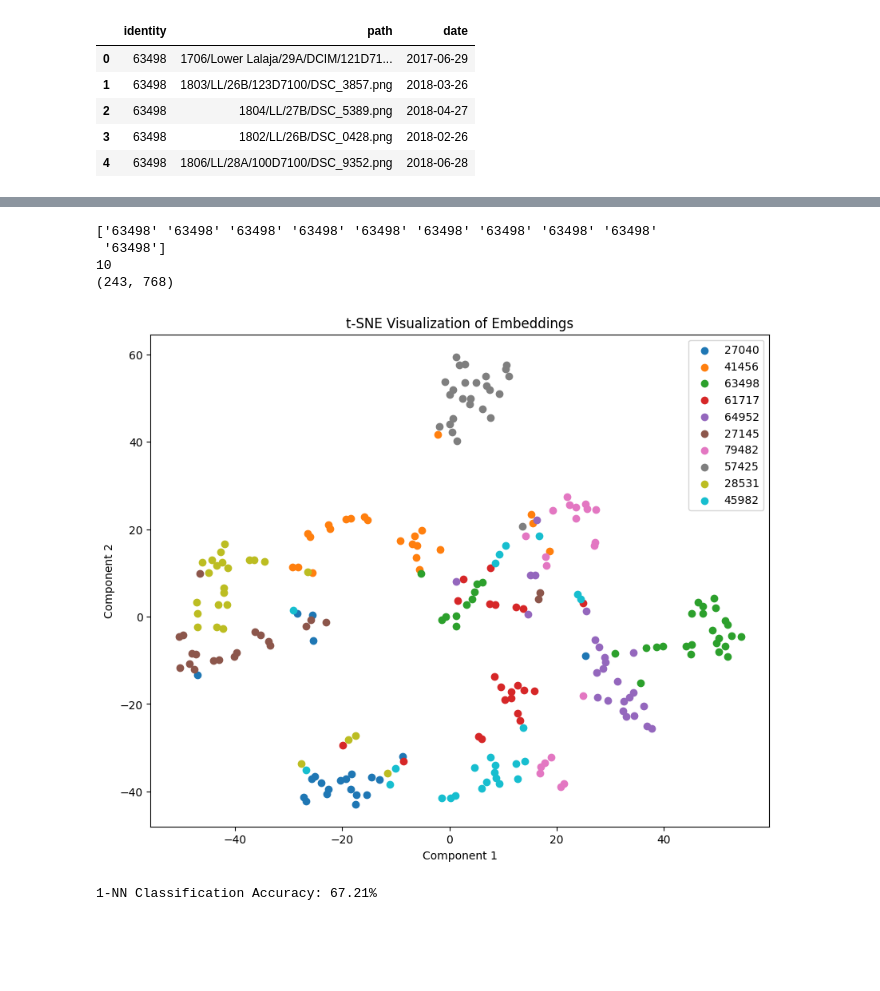
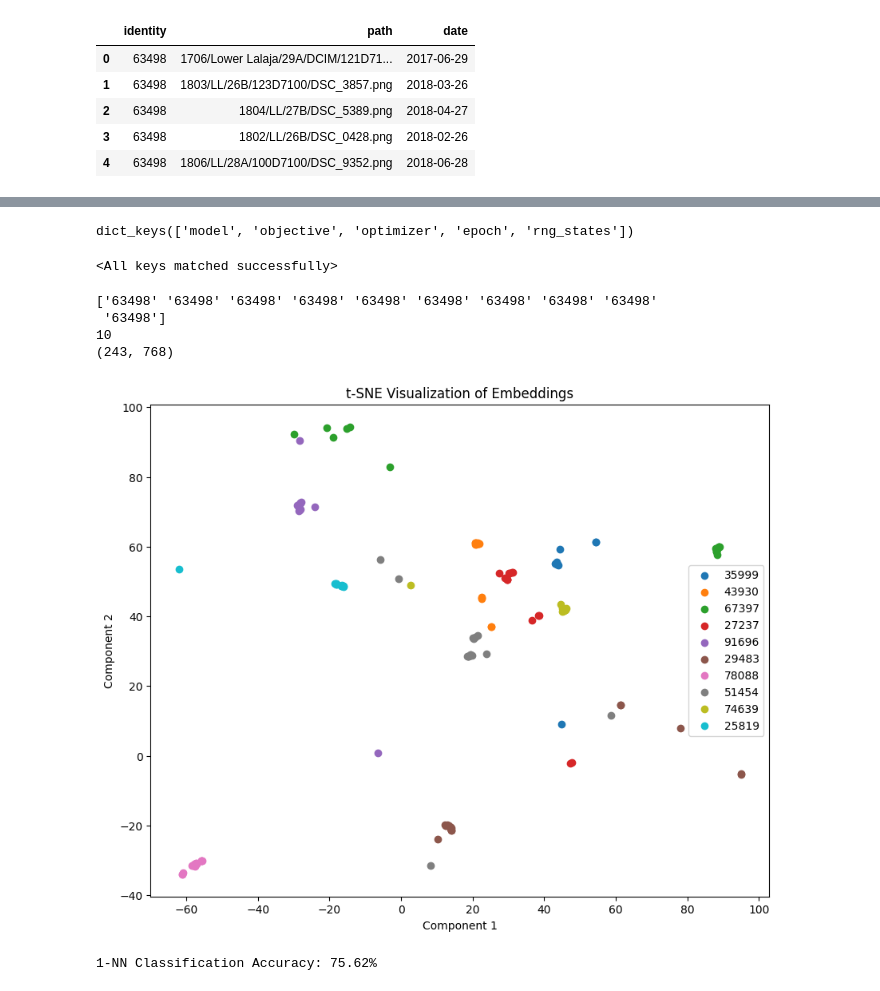
Before and after one commit to ash2d/wildlife-tools, a Jupyter notebook: exploring/train_10_ids.ipynb, the cells around one changed output, grey strips where cells are left out. Cells and saved outputs as stored; diff of their text form; code cells hidden in the pictures; blank space fills up the shorter version.

```diff
--- a/exploring/train_10_ids.ipynb
+++ b/exploring/train_10_ids.ipynb
@@ -14,7 +15,7 @@ from wildlife_tools.data import ImageDataset
 
 
 # Load metadata
-PT_CSV = '/home/users/dash/guppies/embeddings/wildlife-tools/exploring/csvs/top_10_individuals.csv'
+PT_CSV = '/home/users/dash/guppies/embeddings/wildlife-tools/exploring/csvs/top_1000_individuals.csv'
 PT_images = '/gws/nopw/j04/iecdt/dash/cropped_images/id/w_random_masks'
 PT_storage = '/gws/nopw/j04/iecdt/dash/embeddings/models'
 df = pd.read_csv(PT_CSV)
@@ -62,8 +94,11 @@ query_df = df.sample(frac=0.2, random_state=42)
 database_df = df.drop(query_df.index)
 
 # Create ImageDataset instances
-query_dataset = ImageDataset(query_df, root=PT_images, transform=transform)
-database_dataset = ImageDataset(database_df, root=PT_images, transform=transform)
+query_dataset = SafeImageDataset(query_df, root=PT_images, transform=transform,log_file='unreadable_images.txt')
+database_dataset = SafeImageDataset(database_df, root=PT_images, transform=transform, log_file='unreadable_images.txt')
+
+# query_dataset = ImageDataset(query_df, root=PT_images, transform=transform)
+# database_dataset = ImageDataset(database_df, root=PT_images, transform=transform)
 # %%
 # Load the MegaDescriptor model
 # backbone = timm.create_model('hf-hub:BVRA/MegaDescriptor-L-384', pretrained=True, num_classes=0)
@@ -99,6 +134,16 @@ trainer.train()
 # %%
 # Save the model's state_dict
 torch.save(backbone.state_dict(), PT_storage+'/mgdscrptr_20ish_epoch.pth')
+# %%
+save_path = '/gws/nopw/j04/iecdt/dash/embeddings/models/MGD/model_epoch_8.pt/checkpoint.pth'
+checkpoint = torch.load(save_path, map_location=device, weights_only=False)
+print(checkpoint.keys())
+# %% [output]
+dict_keys(['model', 'objective', 'optimizer', 'epoch', 'rng_states'])
+# %%
+backbone.load_state_dict(checkpoint['model'])
+# %% [output]
+<All keys matched successfully>
 # %%
 
 extractor = DeepFeatures(backbone, device=device)
@@ -139,20 +184,28 @@ tsne = TSNE(n_components=2, random_state=42, perplexity=perplexity_value)
 embeddings_2d = tsne.fit_transform(embeddings)
 # %%
 import matplotlib.pyplot as plt
+import random
 
 plt.figure(figsize=(10, 8))
 unique_labels = set(labels)
-for label in unique_labels:
+
+# for label in unique_labels:
+#     indices = [i for i, l in enumerate(labels) if l == label]
+#     plt.scatter(embeddings_2d[indices, 0], embeddings_2d[indices, 1], label=label)
+
+random_labels = random.sample(list(unique_labels), 10)
+
+for label in random_labels:
     indices = [i for i, l in enumerate(labels) if l == label]
     plt.scatter(embeddings_2d[indices, 0], embeddings_2d[indices, 1], label=label)
 
 plt.legend()
 plt.title('t-SNE Visualization of Embeddings')
 plt.xlabel('Component 1')
 plt.ylabel('Component 2')
 plt.show()
 # %% [output]
-[figure, old version]
+[figure, new version]
 # %%
 from wildlife_tools.similarity import CosineSimilarity
 from wildlife_tools.inference import KnnClassifier
@@ -162,7 +215,8 @@ import numpy as np
 
 # Extract features
 query_features = extractor(query_dataset)
-database_features = extractor(database_dataset)
+database_features = features
+# database_features = extractor(database_dataset)
 
 # Compute cosine similarity
 similarity_function = CosineSimilarity()
@@ -176,7 +230,7 @@ predictions = classifier(similarity)
 accuracy = np.mean(np.array(query_dataset.labels_string) == np.array(predictions))
 print(f'1-NN Classification Accuracy: {accuracy:.2%}')
 # %% [output]
-1-NN Classification Accuracy: 67.21%
+1-NN Classification Accuracy: 75.62%
 # %%
 from collections import defaultdict
 from sklearn.metrics.pairwise import cosine_similarity
```
Also changed, not shown: parts of 6 cells of this notebook, 4 other files.
